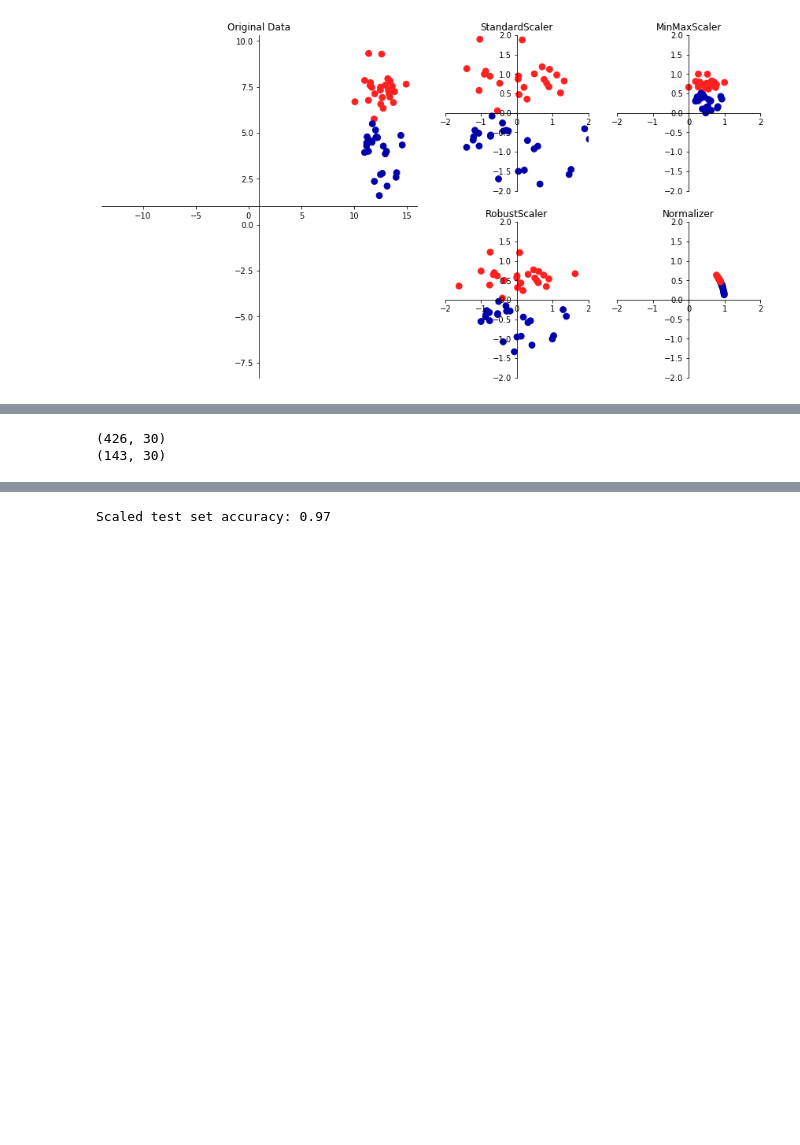
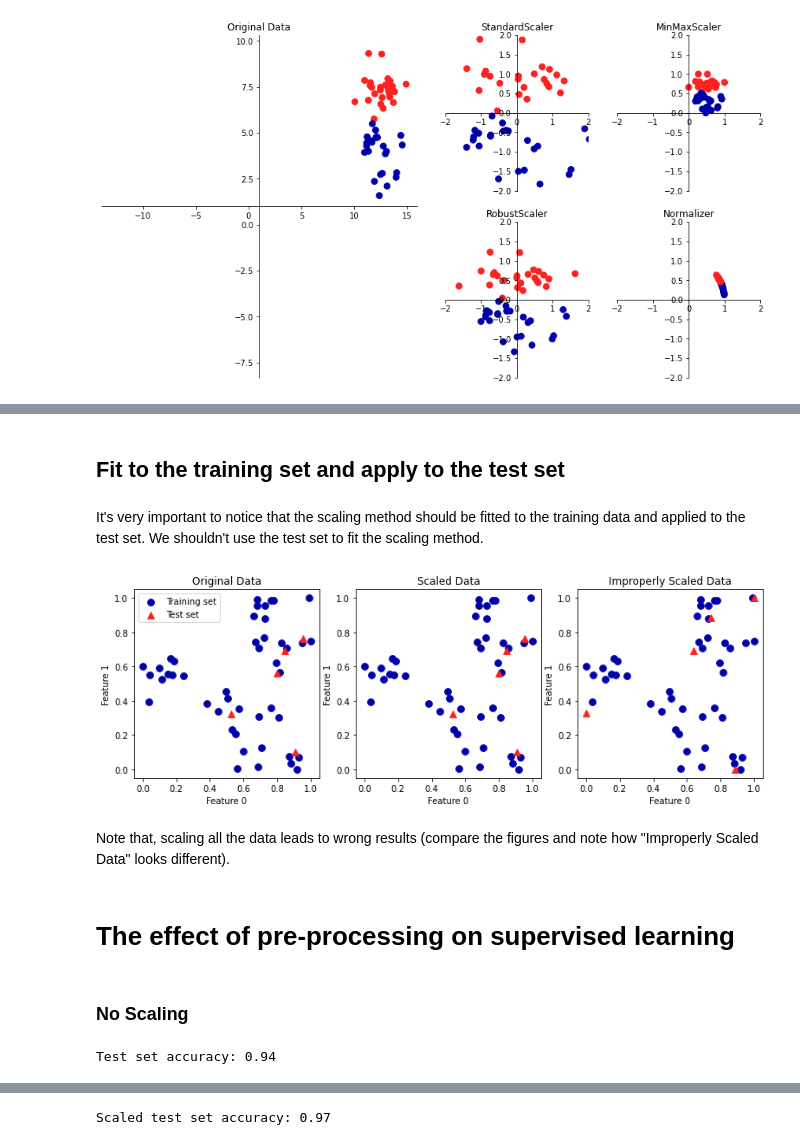
Before and after one commit to provezano/ML_Intro_Notebooks, a Jupyter notebook: cap3.1 - Preprocessing and Scaling.ipynb, the cells around one changed output, grey strips where cells are left out. Saved outputs shown, nothing was run; the diff lists cells and outputs as text; code cells hidden in the pictures; blank space fills up the shorter version.

```diff
--- a/cap3.1 - Preprocessing and Scaling.ipynb
+++ b/cap3.1 - Preprocessing and Scaling.ipynb
@@ -24,12 +96,66 @@ mglearn.plots.plot_scaling()
+# %% [markdown]
+## Fit to the training set and apply to the test set
+# %% [markdown]
+It's very important to notice that the scaling method should be fitted to the training data and applied to the test set. We shouldn't use the test set to fit the scaling method.
+# %%
+import matplotlib.pyplot as plt
+from sklearn.datasets import make_blobs
+
+# make synthetic data
+X, _ = make_blobs(n_samples=50, centers=5, random_state=4, cluster_std=2) # split it into training and test sets
+X = MinMaxScaler().fit_transform(X)
+X_train, X_test = train_test_split(X, random_state=5, test_size=.1)
+
+# plot the training and test sets
+fig, axes = plt.subplots(1, 3, figsize=(13, 4))
+axes[0].scatter(X_train[:, 0], X_train[:, 1], color=mglearn.cm2(0), label="Training set", s=60)
+axes[0].scatter(X_test[:, 0], X_test[:, 1], marker='^', color=mglearn.cm2(1), label="Test set", s=60)
+axes[0].legend(loc='upper left')
+axes[0].set_title("Original Data")
+
+# scale the data using MinMaxScaler
+scaler = MinMaxScaler()
+scaler.fit(X_train)
+X_train_scaled = scaler.transform(X_train)
+X_test_scaled = scaler.transform(X_test)
+
+# visualize the properly scaled data
+axes[1].scatter(X_train_scaled[:, 0], X_train_scaled[:, 1], color=mglearn.cm2(0), label="Training set", s=60)
+axes[1].scatter(X_test_scaled[:, 0], X_test_scaled[:, 1], marker='^', color=mglearn.cm2(1), label="Test set", s=60)
+axes[1].set_title("Scaled Data")
+
+# rescale the test set separately
+# so test set min is 0 and test set max is 1
+# DO NOT DO THIS! For illustration purposes only.
+test_scaler = MinMaxScaler()
+test_scaler.fit(X_test)
+X_test_scaled_badly = test_scaler.transform(X_test)
+
+# visualize wrongly scaled data
+axes[2].scatter(X_train_scaled[:, 0], X_train_scaled[:, 1], color=mglearn.cm2(0), label="training set", s=60)
+axes[2].scatter(X_test_scaled_badly[:, 0], X_test_scaled_badly[:, 1], marker='^', color=mglearn.cm2(1), label="test set", s=60)
+axes[2].set_title("Improperly Scaled Data")
+
+for ax in axes:
+    ax.set_xlabel("Feature 0")
+    ax.set_ylabel("Feature 1");
+# %% [output]
+[figure, added]
+# %% [markdown]
+Note that, scaling all the data leads to wrong results (compare the figures and note how "Improperly Scaled Data" looks different).
+# %% [markdown]
+# The effect of pre-processing on supervised learning
+# %% [markdown]
+### No Scaling
 # %%
-from sklearn.datasets import load_breast_cancer
-from sklearn.model_selection import train_test_split
+from sklearn.svm import SVC
 
-cancer = load_breast_cancer()
-X_train, X_test, y_train, y_test = train_test_split(cancer.data, cancer.target, random_state=1)
+X_train, X_test, y_train, y_test = train_test_split(cancer.data, cancer.target,
+random_state=0)
 
-print(X_train.shape)
-print(X_test.shape)
+svm = SVC(C=100, kernel='rbf')
+svm.fit(X_train, y_train)
+
+print("Test set accuracy: {:.2f}".format(svm.score(X_test, y_test)))
 # %% [output]
-(426, 30)
-(143, 30)
+Test set accuracy: 0.94
```
Also changed, not shown: parts of 17 cells of this notebook.
